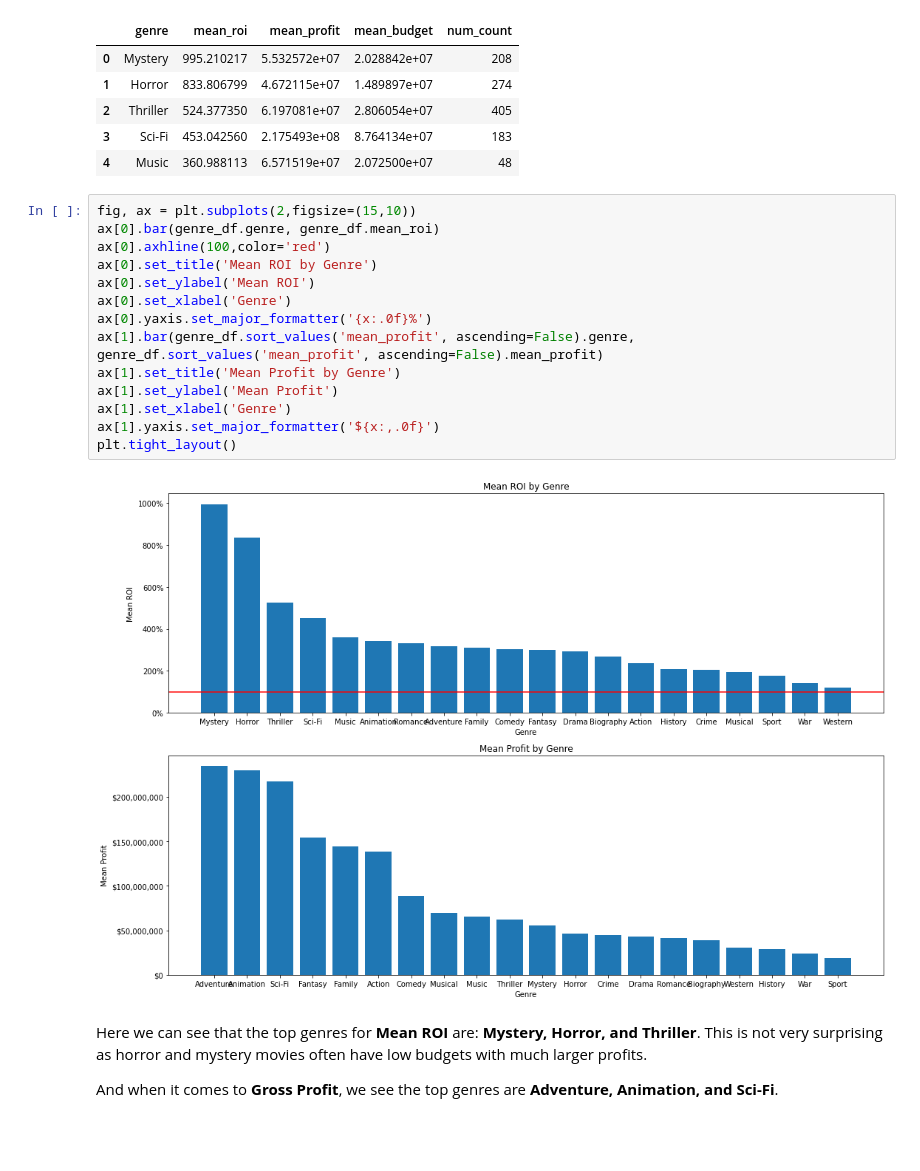
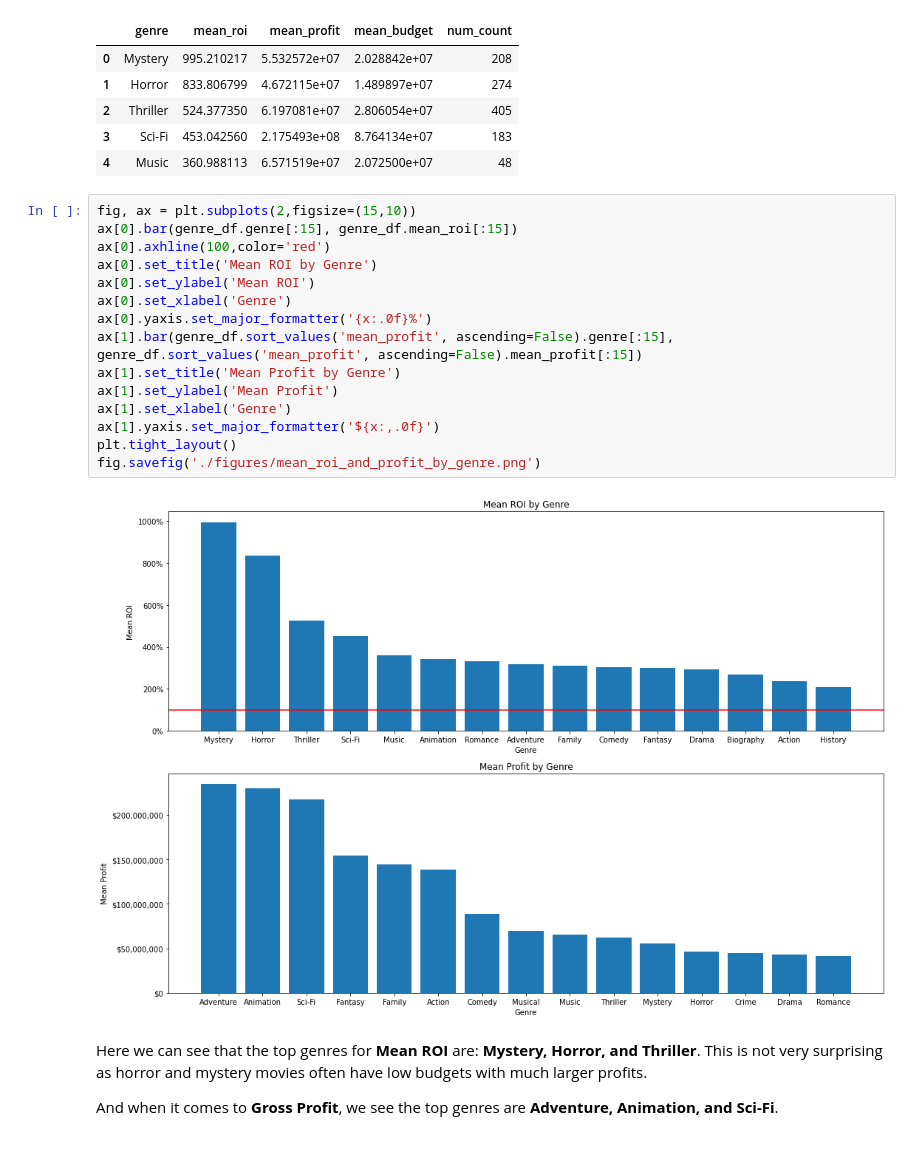
Before and after one commit to harryminds/Movie-Data-EDA, a Jupyter notebook: Movie Data EDA.ipynb, the cells around one changed output. Drawn from its saved outputs; the diff is of its cells as text.

```diff
--- a/Movie Data EDA.ipynb
+++ b/Movie Data EDA.ipynb
@@ -283,20 +284,21 @@ genre_df.head()
 | 4 | Music | 360.988113 | 6.571519e+07 | 2.072500e+07 | 48 |
 # %%
 fig, ax = plt.subplots(2,figsize=(15,10))
-ax[0].bar(genre_df.genre, genre_df.mean_roi)
+ax[0].bar(genre_df.genre[:15], genre_df.mean_roi[:15])
 ax[0].axhline(100,color='red')
 ax[0].set_title('Mean ROI by Genre')
 ax[0].set_ylabel('Mean ROI')
 ax[0].set_xlabel('Genre')
 ax[0].yaxis.set_major_formatter('{x:.0f}%')
-ax[1].bar(genre_df.sort_values('mean_profit', ascending=False).genre, genre_df.sort_values('mean_profit', ascending=False).mean_profit)
+ax[1].bar(genre_df.sort_values('mean_profit', ascending=False).genre[:15], genre_df.sort_values('mean_profit', ascending=False).mean_profit[:15])
 ax[1].set_title('Mean Profit by Genre')
 ax[1].set_ylabel('Mean Profit')
 ax[1].set_xlabel('Genre')
 ax[1].yaxis.set_major_formatter('${x:,.0f}')
 plt.tight_layout()
+fig.savefig('./figures/mean_roi_and_profit_by_genre.png')
 # %% [output]
-[figure, old version]
+[figure, new version]
 # %% [markdown]
 Here we can see that the top genres for <strong>Mean ROI</strong> are: <strong>Mystery, Horror, and Thriller</strong>. This is not very surprising as horror and mystery movies often have low budgets with much larger profits.
 
```
Also changed, not shown: parts of 13 cells of this notebook, 9 other files.
